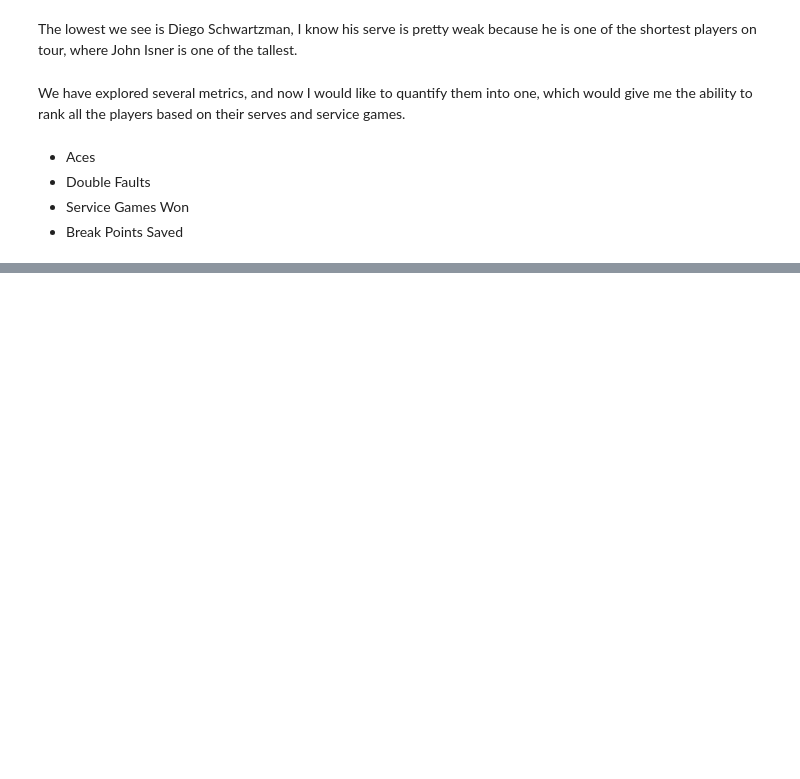
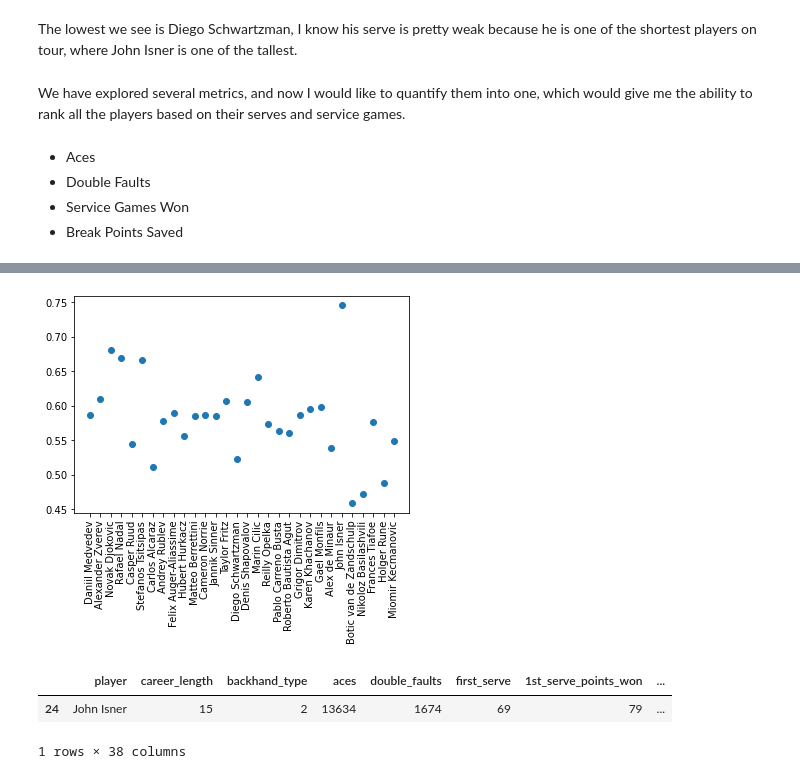
Before and after one commit to uodonnell/TennisEDA, a Jupyter notebook: notebook.ipynb, the cells around one changed output, grey strips where cells are left out. Saved outputs shown, nothing was run; the diff lists cells and outputs as text; code cells hidden in the pictures; blank space fills up the shorter version.

```diff
--- a/notebook.ipynb
+++ b/notebook.ipynb
@@ -231,0 +372,6 @@ Let's try to see who finishes their matches the quickest. This will provide some
+# %%
+plt.scatter(tennis.iloc[0:30]["player"], tennis.iloc[0:30]["serving_score"])
+plt.xticks(rotation = 90)
+plt.show()
+# %% [output]
+[figure, added]
@@ -231,0 +380,6 @@ Let's try to see who finishes their matches the quickest. This will provide some
+# %%
+isner
+# %% [output]
+|  | player | career_length | backhand_type | aces | double_faults | first_serve | 1st_serve_points_won | ... |
+| 24 | John Isner | 15 | 2 | 13634 | 1674 | 69 | 79 | ... |
+1 rows × 38 columns
```
Also changed, not shown: parts of 54 cells of this notebook.
